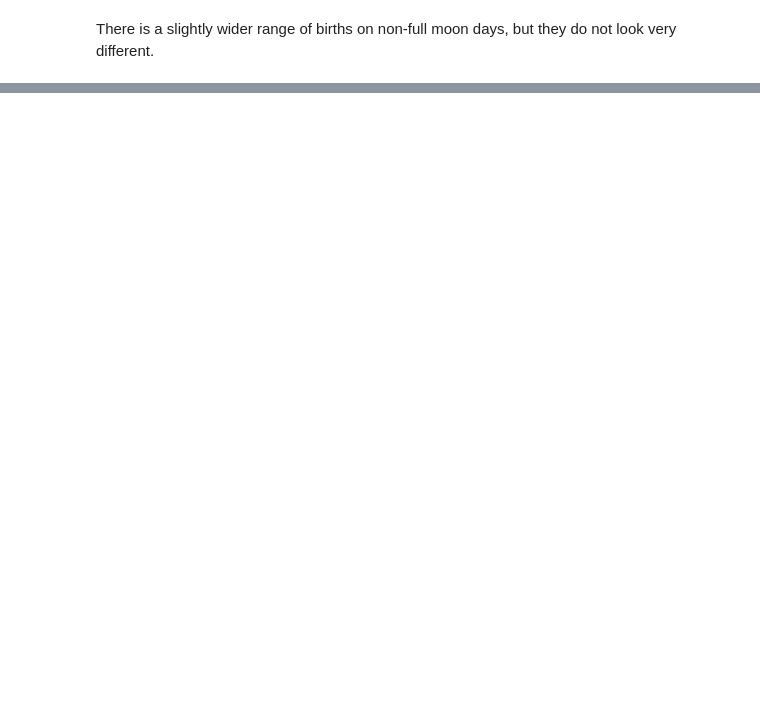
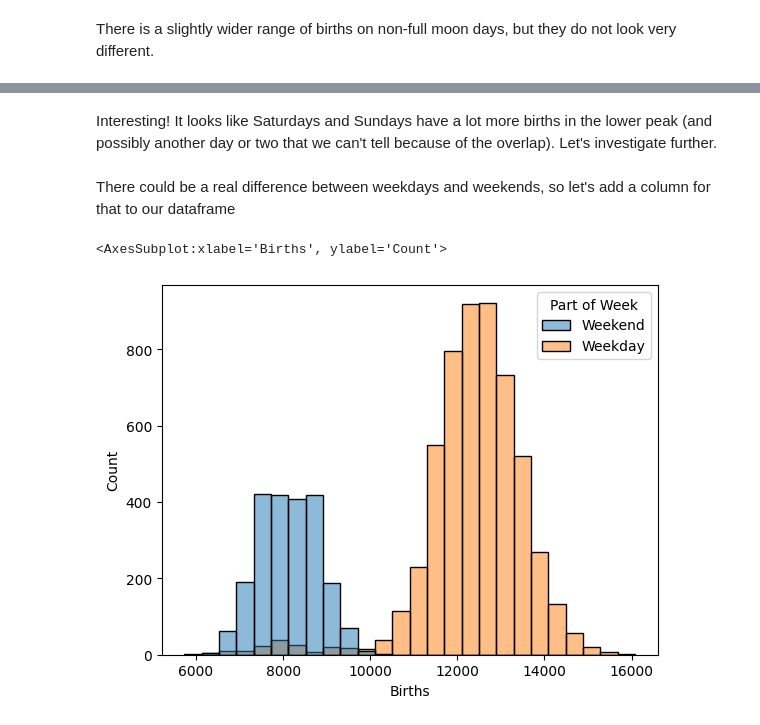
Before and after one commit to alisonkhill/babymoon, a Jupyter notebook: main.ipynb, the cells around one changed output, grey strips where cells are left out. Drawn from its saved outputs; the diff is of its cells as text; code cells hidden in the pictures; blank space fills up the shorter version.

Commit message:
Including Day of Week Analysis

```diff
--- a/main.ipynb
+++ b/main.ipynb
@@ -320,0 +199,2 @@ The distributions all are roughly the same shape (bimodal). But since the distri
+# %% [markdown]
+Interesting! It looks like Saturdays and Sundays have a lot more births in the lower peak (and possibly another day or two that we can't tell because of the overlap). Let's investigate further.
@@ -320,0 +205,15 @@ The distributions all are roughly the same shape (bimodal). But since the distri
+# %% [markdown]
+There could be a real difference between weekdays and weekends, so let's add a column for that to our dataframe
+# %%
+# Assign the weekend days to new column one at a time, then fill the rest with weekday designation.
+
+babymoons_df.loc[babymoons_df['Day']=='Sunday', 'Part of Week'] = 'Weekend'
+babymoons_df.loc[babymoons_df['Day']=='Saturday', 'Part of Week'] = 'Weekend'
+babymoons_df['Part of Week'].fillna('Weekday', inplace=True)
+# %%
+# Let's take a look at the distributions
+
+sns.histplot(babymoons_df, x='Births', hue='Part of Week')
+# %% [output]
+<AxesSubplot:xlabel='Births', ylabel='Count'>
+[figure, added]
```
Also changed, not shown: parts of 24 cells of this notebook.
